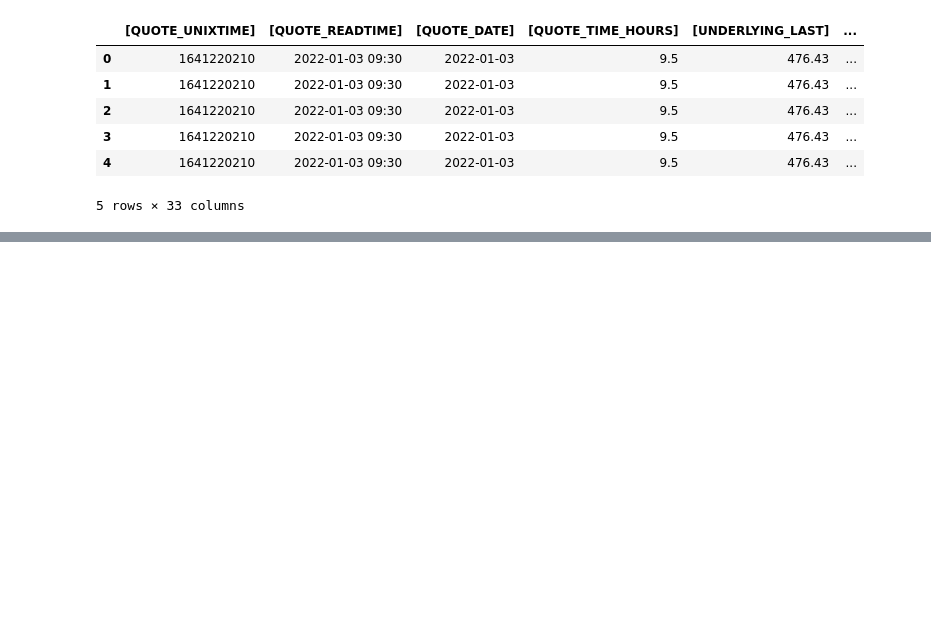
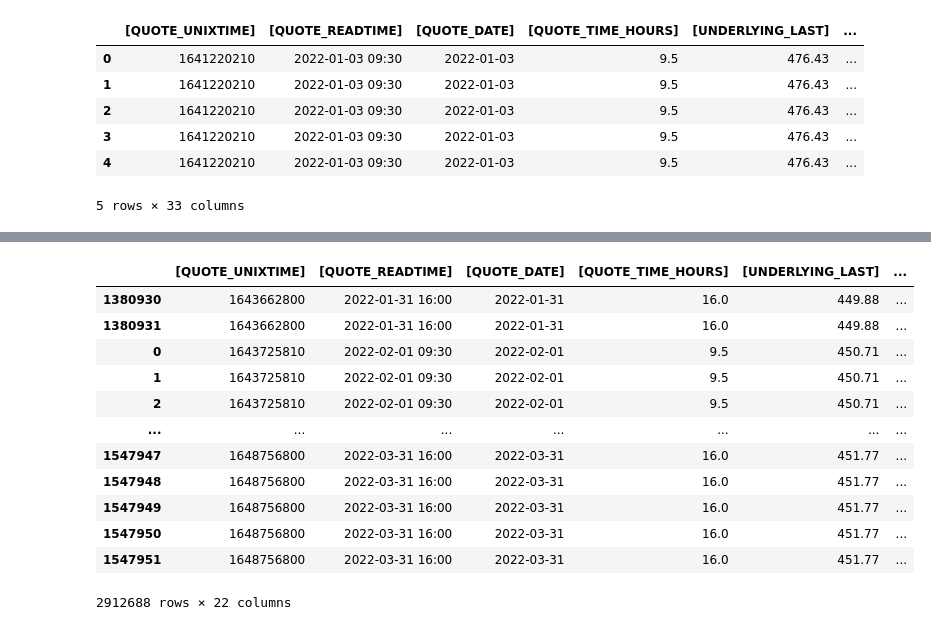
Before and after one commit to aarch23/OptYx, a Jupyter notebook: SpyRawData.ipynb, the cells around one changed output, grey strips where cells are left out. Cells and saved outputs as stored; diff of their text form; code cells hidden in the pictures; blank space fills up the shorter version.

```diff
--- a/SpyRawData.ipynb
+++ b/SpyRawData.ipynb
@@ -73,4 +75,20 @@ spy_mar_raw.head()
 5 rows × 22 columns
 # %%
 spy_data_raw = pd.concat([spy_jan_raw, spy_feb_raw, spy_mar_raw])
+# %%
+display(spy_data_raw.iloc[1380930:])
+# %% [output]
+|  | [QUOTE_UNIXTIME] | [QUOTE_READTIME] | [QUOTE_DATE] | [QUOTE_TIME_HOURS] | [UNDERLYING_LAST] | ... |
+| 1380930 | 1643662800 | 2022-01-31 16:00 | 2022-01-31 | 16.0 | 449.88 | ... |
+| 1380931 | 1643662800 | 2022-01-31 16:00 | 2022-01-31 | 16.0 | 449.88 | ... |
+| 0 | 1643725810 | 2022-02-01 09:30 | 2022-02-01 | 9.5 | 450.71 | ... |
+| 1 | 1643725810 | 2022-02-01 09:30 | 2022-02-01 | 9.5 | 450.71 | ... |
+| 2 | 1643725810 | 2022-02-01 09:30 | 2022-02-01 | 9.5 | 450.71 | ... |
+| ... | ... | ... | ... | ... | ... | ... |
+| 1547947 | 1648756800 | 2022-03-31 16:00 | 2022-03-31 | 16.0 | 451.77 | ... |
+| 1547948 | 1648756800 | 2022-03-31 16:00 | 2022-03-31 | 16.0 | 451.77 | ... |
+| 1547949 | 1648756800 | 2022-03-31 16:00 | 2022-03-31 | 16.0 | 451.77 | ... |
+| 1547950 | 1648756800 | 2022-03-31 16:00 | 2022-03-31 | 16.0 | 451.77 | ... |
+| 1547951 | 1648756800 | 2022-03-31 16:00 | 2022-03-31 | 16.0 | 451.77 | ... |
+2912688 rows × 22 columns
 # %%
```
Also changed, not shown: parts of 11 cells of this notebook.
